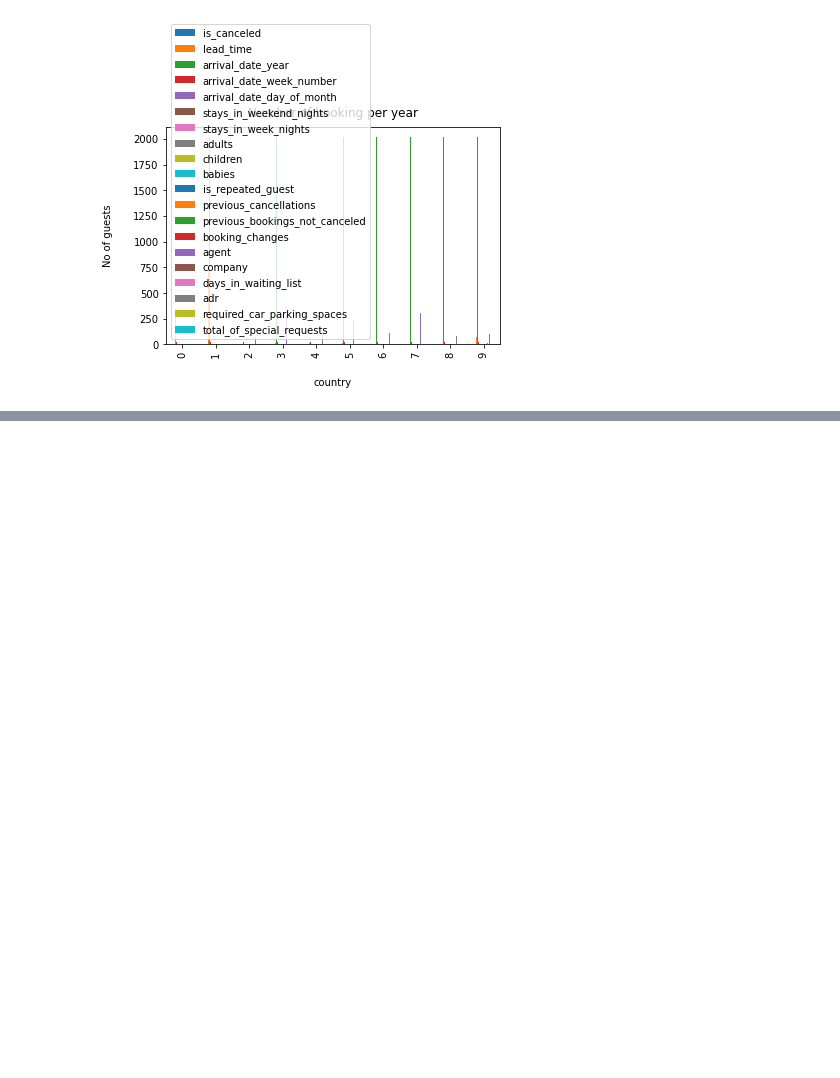
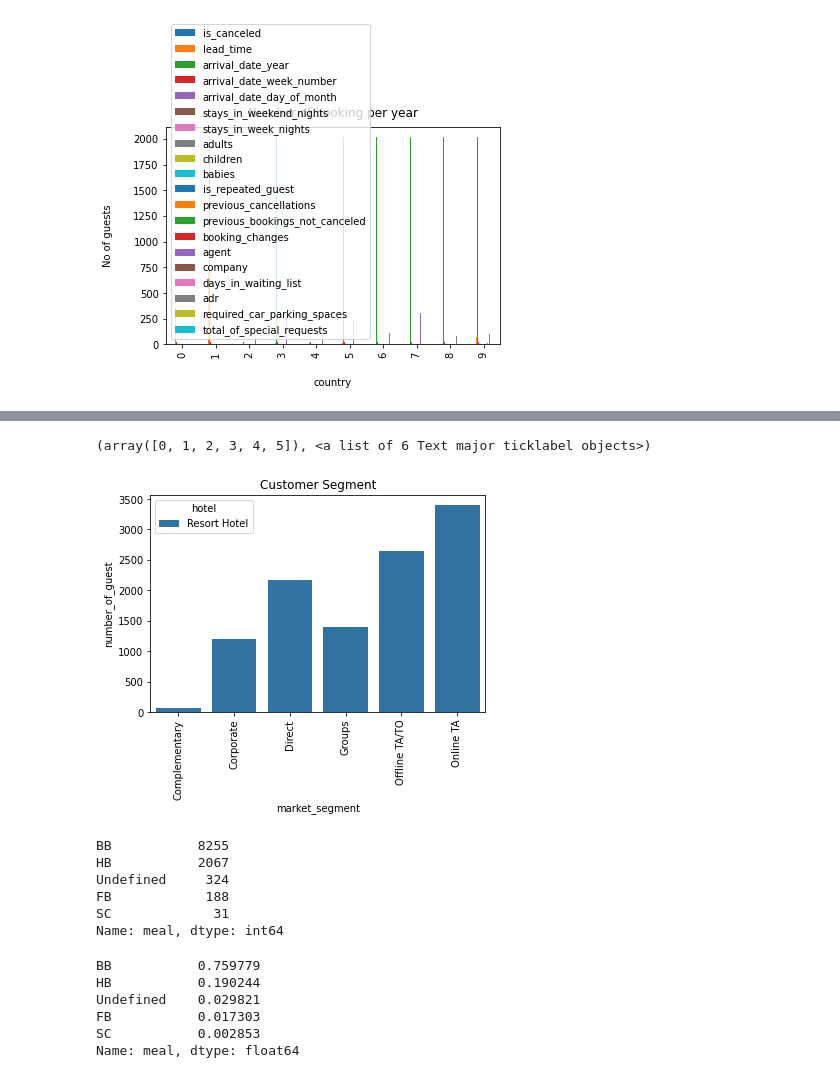
Before and after one commit to Tarungeed/capstone-project-1-, a Jupyter notebook: capstone_project_1.ipynb, the cells around one changed output, grey strips where cells are left out. Saved outputs shown, nothing was run; the diff lists cells and outputs as text; code cells hidden in the pictures; blank space fills up the shorter version.

```diff
--- a/capstone_project_1.ipynb
+++ b/capstone_project_1.ipynb
@@ -199,0 +280,10 @@ plt.title("Number of booking per year", y=1.02);
+# %%
+market_segment = hotel_arrival.groupby(['hotel', 'market_segment'], as_index=False).size()
+
+# rename a column
+market_segment.rename(columns={"size": "number_of_guest"}, inplace=True)
+
+# get the percentage
+market_segment['percentage'] = round(market_segment['number_of_guest'] / total_guests * 100, 2)
+
+market_segment
@@ -199,0 +298,24 @@ plt.title("Number of booking per year", y=1.02);
+# %%
+sns.barplot(x="market_segment", y="number_of_guest",hue='hotel', data=market_segment).set_title ('Customer Segment')
+plt.xticks(rotation = 90)
+# %% [output]
+(array([0, 1, 2, 3, 4, 5]), <a list of 6 Text major ticklabel objects>)
+[figure, added]
+# %%
+hotel_arrival.meal.value_counts()
+# %% [output]
+BB           8255
+HB           2067
+Undefined     324
+FB            188
+SC             31
+Name: meal, dtype: int64
+# %%
+hotel_arrival.meal.value_counts(normalize=True)
+# %% [output]
+BB           0.759779
+HB           0.190244
+Undefined    0.029821
+FB           0.017303
+SC           0.002853
+Name: meal, dtype: float64
```
Also changed, not shown: parts of 9 cells of this notebook.
